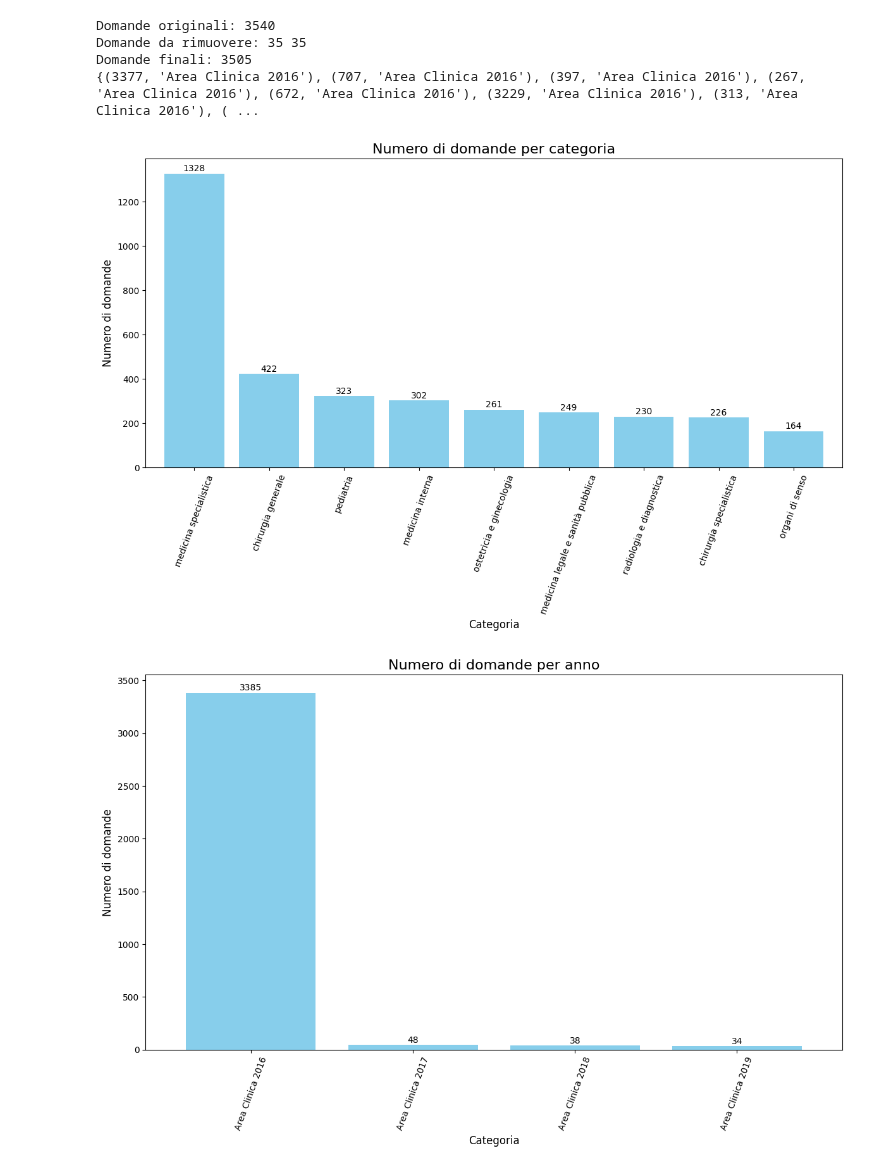
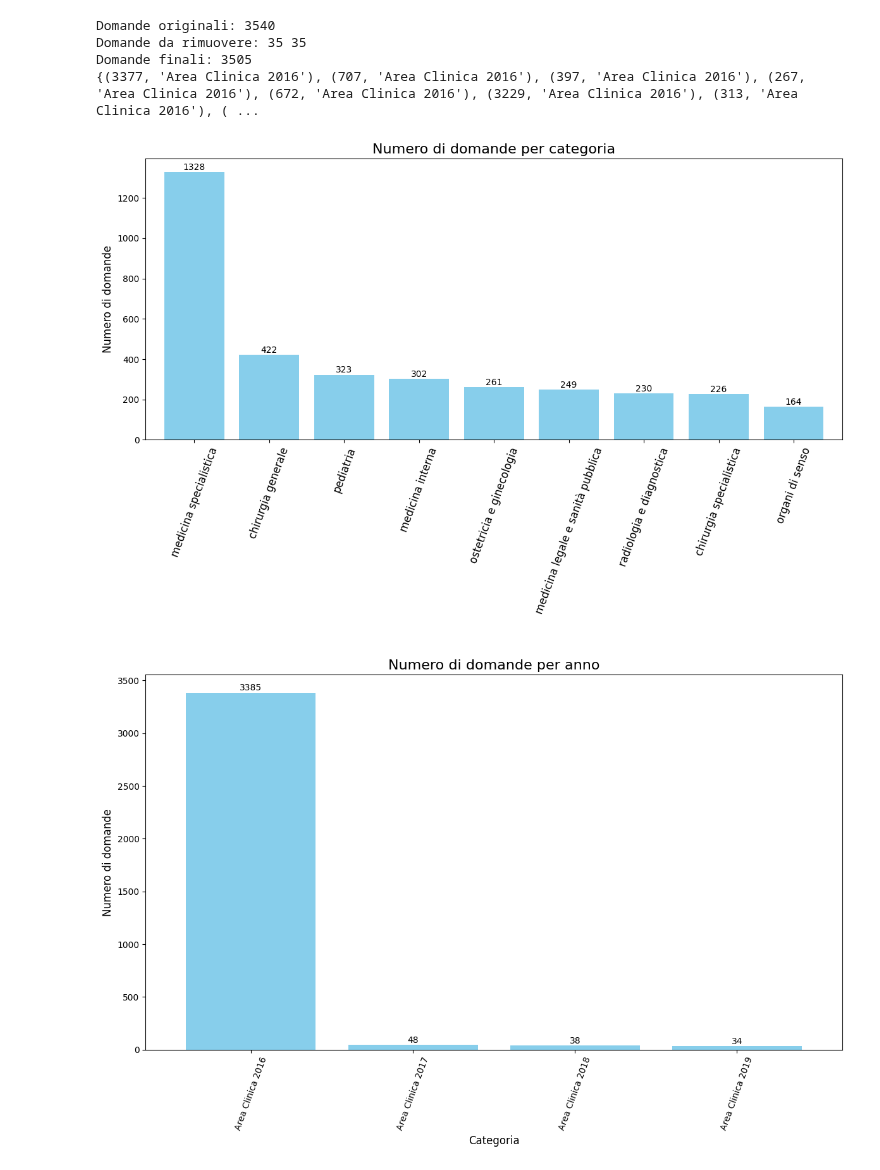
Before and after one commit to nicolobonato97/Big-Data-Analytics, a Jupyter notebook: Progetto Big Data/Area Clinica/pdf_to_csv_clinica.ipynb, the cells around one changed output. Cells and saved outputs as stored; diff of their text form; code cells hidden in the pictures.

```diff
--- a/Progetto Big Data/Area Clinica/pdf_to_csv_clinica.ipynb
+++ b/Progetto Big Data/Area Clinica/pdf_to_csv_clinica.ipynb
@@ -832,32 +832,32 @@ with open(output_file, "w", encoding="utf-8") as f:
 # %%
 
 
 # Conta le domande per categoria
 conteggio = df['macro category'].value_counts()
 
 # Imposta dimensioni della figura (larghezza, altezza in pollici)
 plt.figure(figsize=(12, 8))  # aumenta queste per barre più spesse e alte
 
 # Crea il grafico a barre con barre più larghe
 ax = conteggio.plot(kind='bar', color='skyblue', width=0.8)
 
 # Crea il grafico a barre con barre più larghe
 conteggio.plot(kind='bar', color='skyblue', width=0.8)  # width=1.0 è il massimo
 
 # Aggiungi titolo e label
 plt.title('Numero di domande per categoria', fontsize=16)
-plt.xlabel('Categoria', fontsize=12)
+plt.xlabel(' ', fontsize=12)
 plt.ylabel('Numero di domande', fontsize=12)
 
 # Aggiungi il numero sopra ogni colonna
 for i, value in enumerate(conteggio):
     ax.text(i, value + 1, str(value), ha='center', va='bottom', fontsize=10)
 
-plt.xticks(rotation=70)
+plt.xticks(rotation=70, fontsize=12)  # Ruota le etichette dell'asse x per una migliore leggibilità
 plt.tight_layout()
 plt.show()
 # %% [output]
-[figure, old version]
+[figure, new version]
 # %%
 
 
```
Also changed, not shown: parts of 1 cell of this notebook, 4 other files.
